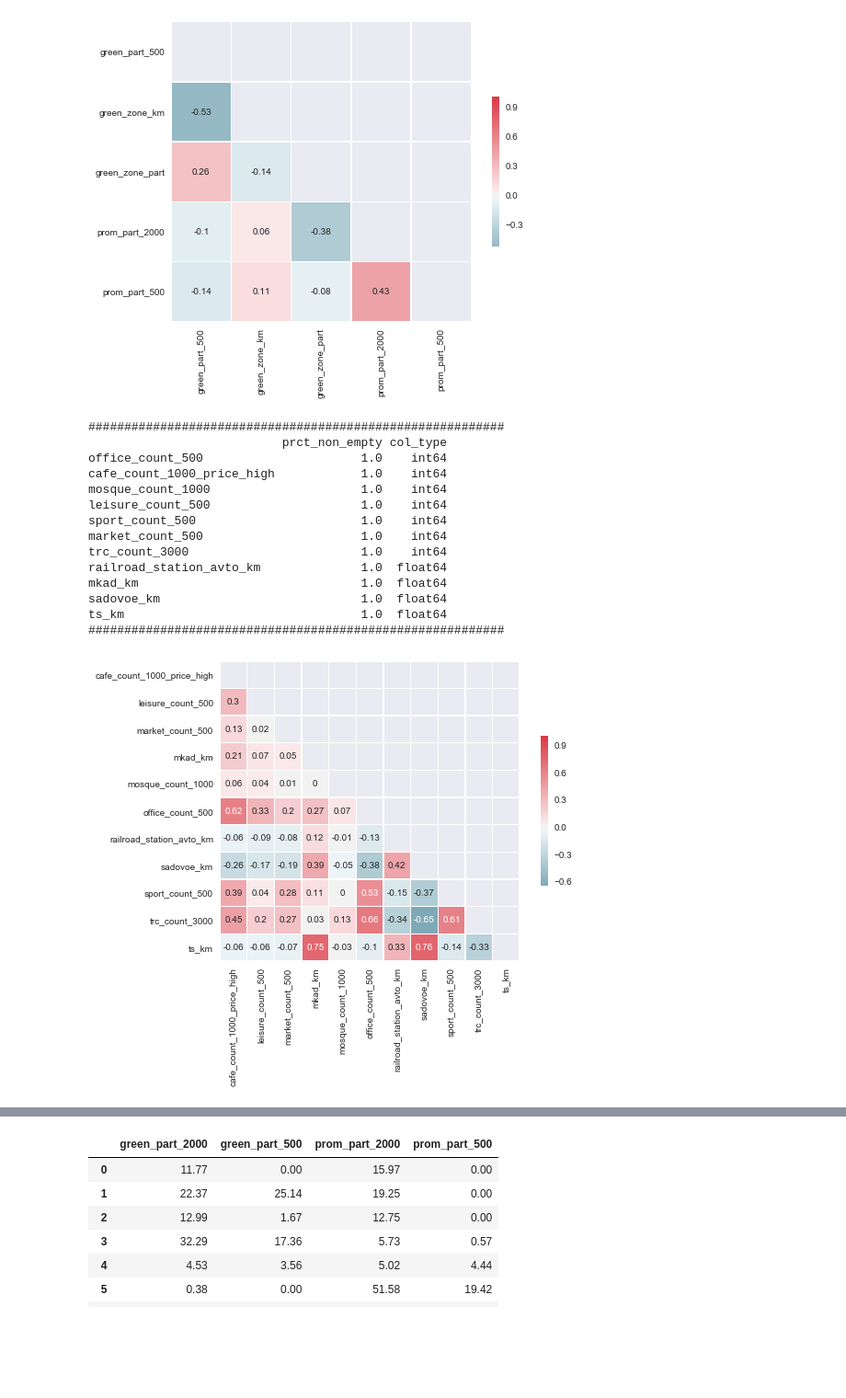
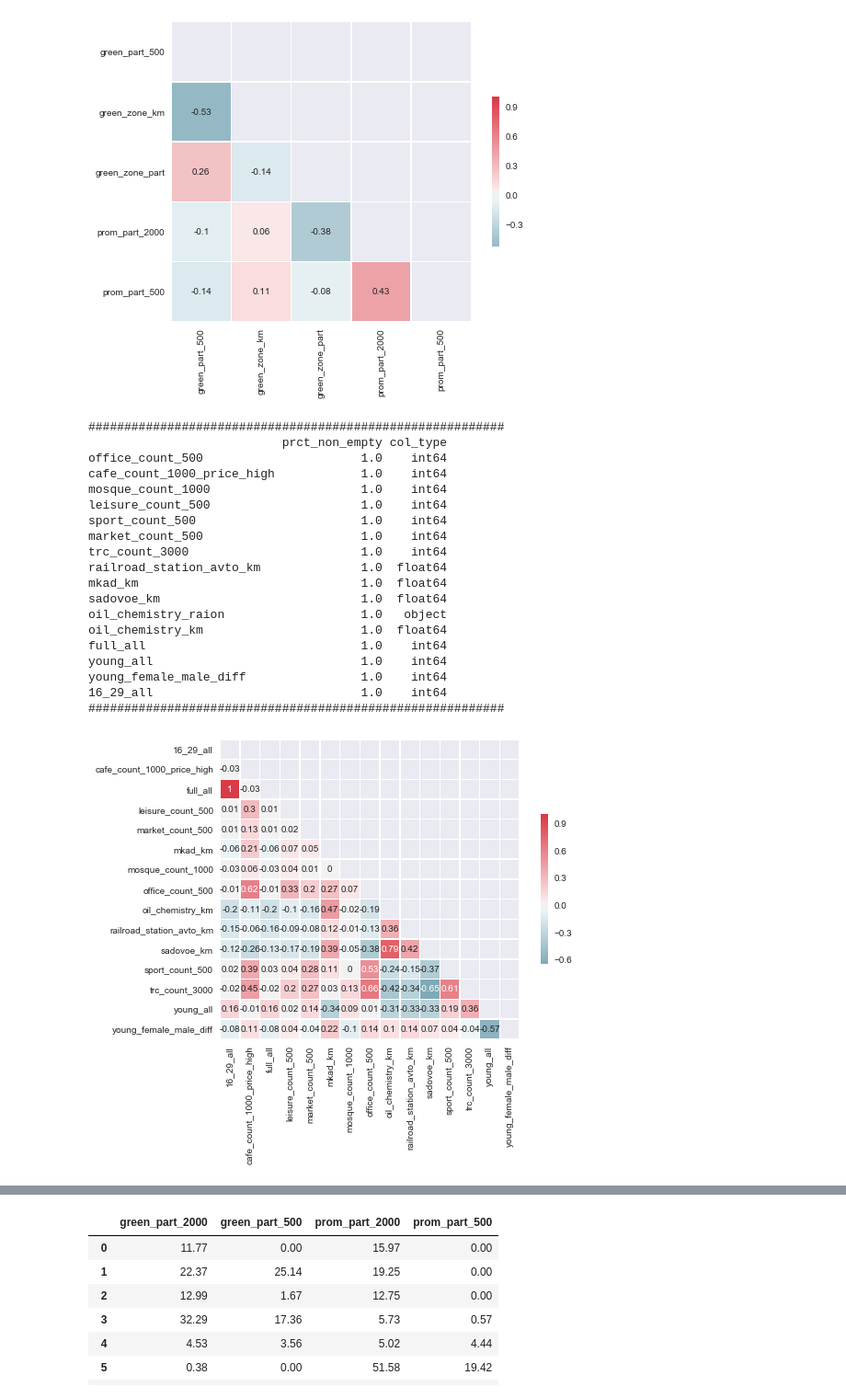
Before and after one commit to AndrewSukhobok95/HousePriceAnalysis_with_shap, a Jupyter notebook: xgbPred.ipynb, the cells around one changed output, grey strips where cells are left out. Shown at 92% size. Drawn from its saved outputs; the diff is of its cells as text; code cells hidden in the pictures; blank space fills up the shorter version.

```diff
--- a/xgbPred.ipynb
+++ b/xgbPred.ipynb
@@ -72,6 +72,8 @@ Text(0.5,0,'% missing')
 # %%
 train_df["build_count_before_1945"] = train_df["build_count_before_1920"] + train_df["build_count_1921-1945"]
 train_df["build_count_wood_slag"] = train_df['build_count_wood'] + train_df['build_count_slag']
+train_df['female_male_diff'] = train_df['female_f'] - train_df['male_f']
+train_df['young_female_male_diff'] = train_df['young_female'] - train_df['young_male']
 # %%
 USE_FEATURES = [
     "full_sq", "life_sq", "kitch_sq", "num_room",
@@ -194,35 +196,54 @@ cols = [
 #     'big_church_count_500',
 #     'church_count_500',
     'mosque_count_1000',
     'leisure_count_500',
     'sport_count_500',
     'market_count_500',
     'trc_count_3000',
 #     'cafe_count_1500_price_high',
 #     'metro_km_walk',
     'railroad_station_avto_km',
+#     'railroad_station_avto_min',
+#     'zd_vokzaly_avto_km',
+#     'bus_terminal_avto_km',
     'mkad_km',
 #     'ttk_km',
     'sadovoe_km',
 #     'ts_km',
+    'oil_chemistry_raion',
+    'oil_chemistry_km',
+#     'kremlin_km',
+    'full_all',
+#     'female_male_diff'
+    'young_all',
+    'young_female_male_diff',
+#     'work_all', 'work_male', 'work_female'
+#     'ekder_all',
+#     'ekder_male', 'ekder_female',
+    '16_29_all',
 ]
 corr_df, empty_info = get_corr_empty_info(df=train_df, cols=cols)
 # %% [output]
 ##########################################################
                            prct_non_empty col_type
 office_count_500                      1.0    int64
 cafe_count_1000_price_high            1.0    int64
 mosque_count_1000                     1.0    int64
 leisure_count_500                     1.0    int64
 sport_count_500                       1.0    int64
 market_count_500                      1.0    int64
 trc_count_3000                        1.0    int64
 railroad_station_avto_km              1.0  float64
 mkad_km                               1.0  float64
 sadovoe_km                            1.0  float64
-ts_km                                 1.0  float64
+oil_chemistry_raion                   1.0   object
+oil_chemistry_km                      1.0  float64
+full_all                              1.0    int64
+young_all                             1.0    int64
+young_female_male_diff                1.0    int64
+16_29_all                             1.0    int64
 ##########################################################
-[figure, old version]
+[figure, new version]
 # %%
 # USE_FEATURES += ['cafe_count_1000_price_high',
 #                  'mosque_count_1000',
```
Also changed, not shown: parts of 6 cells of this notebook.
